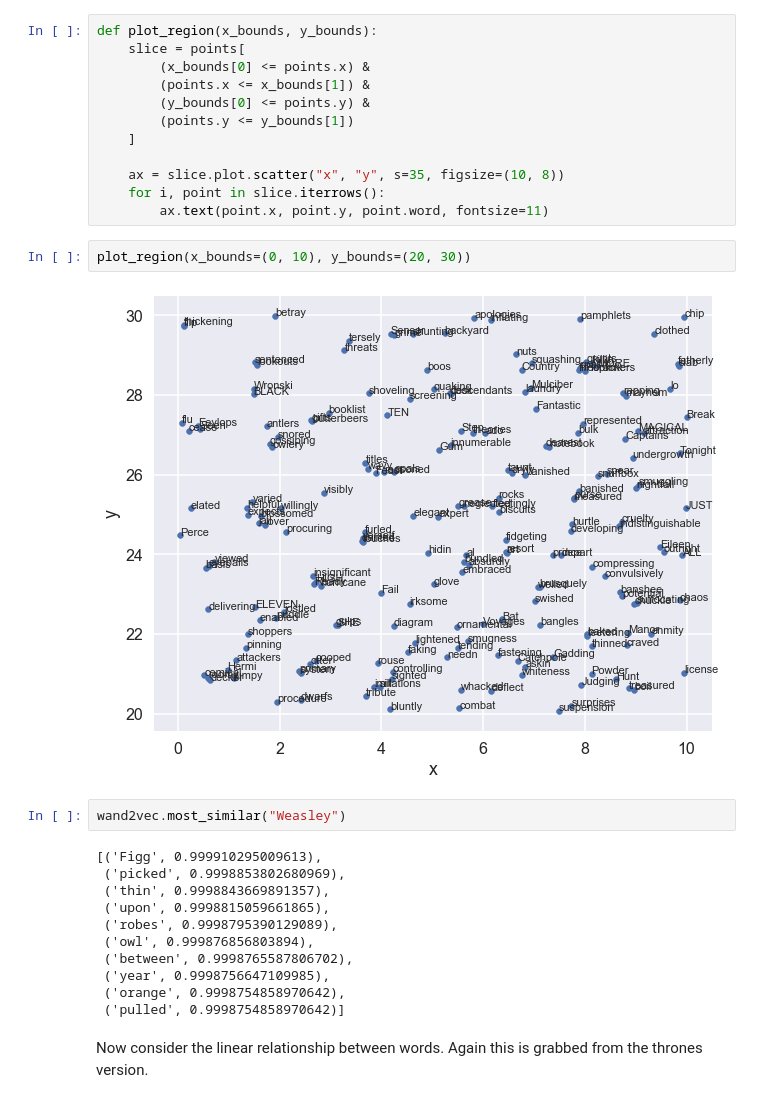
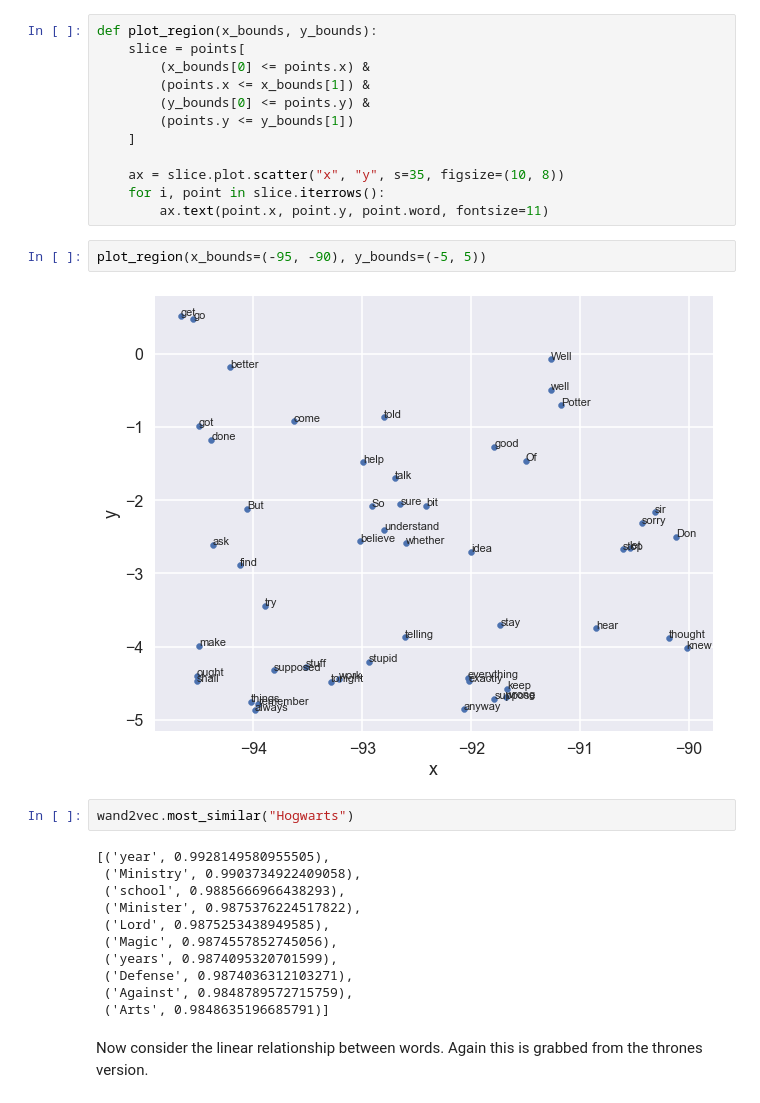
Before and after one commit to nkasmanoff/Intro2DeepLearning, a Jupyter notebook: sentiment_analysis/Wand2Vec.ipynb, the cells around one changed output. Saved outputs shown, nothing was run; the diff lists cells and outputs as text.

```diff
--- a/sentiment_analysis/Wand2Vec.ipynb
+++ b/sentiment_analysis/Wand2Vec.ipynb
@@ -238,23 +255,23 @@ def plot_region(x_bounds, y_bounds):
     ax = slice.plot.scatter("x", "y", s=35, figsize=(10, 8))
     for i, point in slice.iterrows():
         ax.text(point.x, point.y, point.word, fontsize=11)
-# %%
-plot_region(x_bounds=(0, 10), y_bounds=(20, 30))
-# %% [output]
-[figure, removed]
+# %%
+plot_region(x_bounds=(-95, -90), y_bounds=(-5, 5))
+# %% [output]
+[figure, added]
 # %%
-wand2vec.most_similar("Weasley")
+wand2vec.most_similar("Hogwarts")
 # %% [output]
-[('Figg', 0.999910295009613),
- ('picked', 0.9998853802680969),
- ('thin', 0.9998843669891357),
- ('upon', 0.9998815059661865),
- ('robes', 0.9998795390129089),
- ('owl', 0.999876856803894),
- ('between', 0.9998765587806702),
- ('year', 0.9998756647109985),
- ('orange', 0.9998754858970642),
- ('pulled', 0.9998754858970642)]
+[('year', 0.9928149580955505),
+ ('Ministry', 0.9903734922409058),
+ ('school', 0.9885666966438293),
+ ('Minister', 0.9875376224517822),
+ ('Lord', 0.9875253438949585),
+ ('Magic', 0.9874557852745056),
+ ('years', 0.9874095320701599),
+ ('Defense', 0.9874036312103271),
+ ('Against', 0.9848789572715759),
+ ('Arts', 0.9848635196685791)]
 # %% [markdown]
 Now consider the linear relationship between words. Again this is grabbed from the thrones version.
 # %%
```
Also changed, not shown: parts of 18 cells of this notebook.
